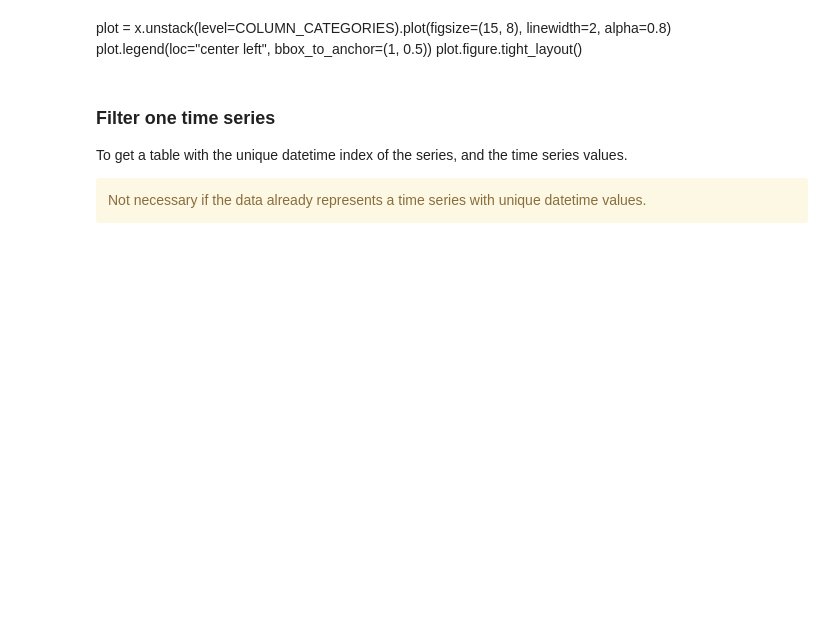
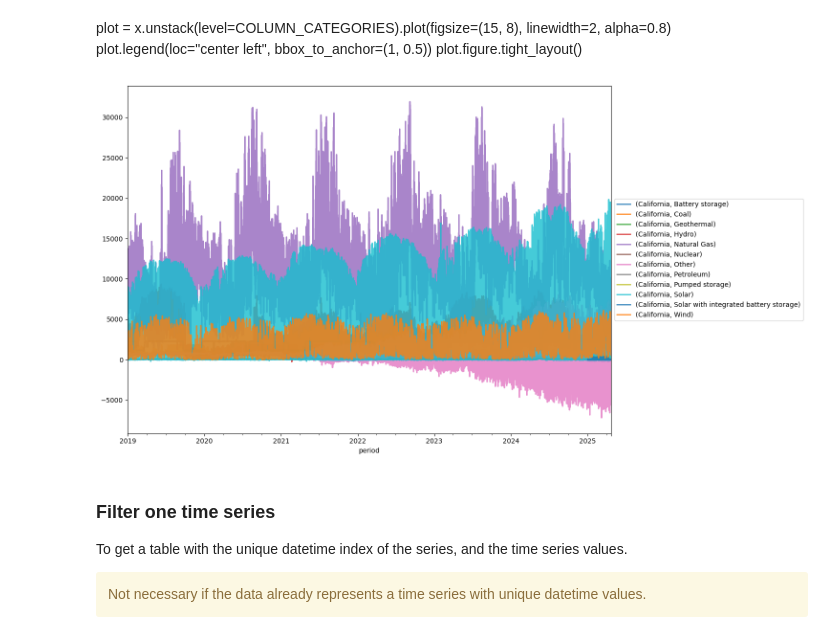
Before and after one commit to myothergit/python-for-time-series-forecasting-5246009, a Jupyter notebook: notebooks/2_Modelling/6_Assignment/0_TEMPLATE.ipynb, the cells around one changed output. Drawn from its saved outputs; the diff is of its cells as text; code cells hidden in the pictures; blank space fills up the shorter version.

```diff
--- a/notebooks/2_Modelling/6_Assignment/0_TEMPLATE.ipynb
+++ b/notebooks/2_Modelling/6_Assignment/0_TEMPLATE.ipynb
@@ -122,6 +122,12 @@ Name: value, Length: 452548, dtype: int64
 plot = x.unstack(level=COLUMN_CATEGORIES).plot(figsize=(15, 8), linewidth=2, alpha=0.8)
 plot.legend(loc="center left", bbox_to_anchor=(1, 0.5))
 plot.figure.tight_layout()
+# %%
+plot = x.unstack(level=COLUMN_CATEGORIES).plot(figsize=(15, 8), linewidth=2, alpha=0.8)
+plot.legend(loc="center left", bbox_to_anchor=(1, 0.5))
+plot.figure.tight_layout()
+# %% [output]
+[figure, added]
 # %%
 series = x.copy()
 # %% [markdown]
```
Also changed, not shown: parts of 15 cells of this notebook, 2 other files.
